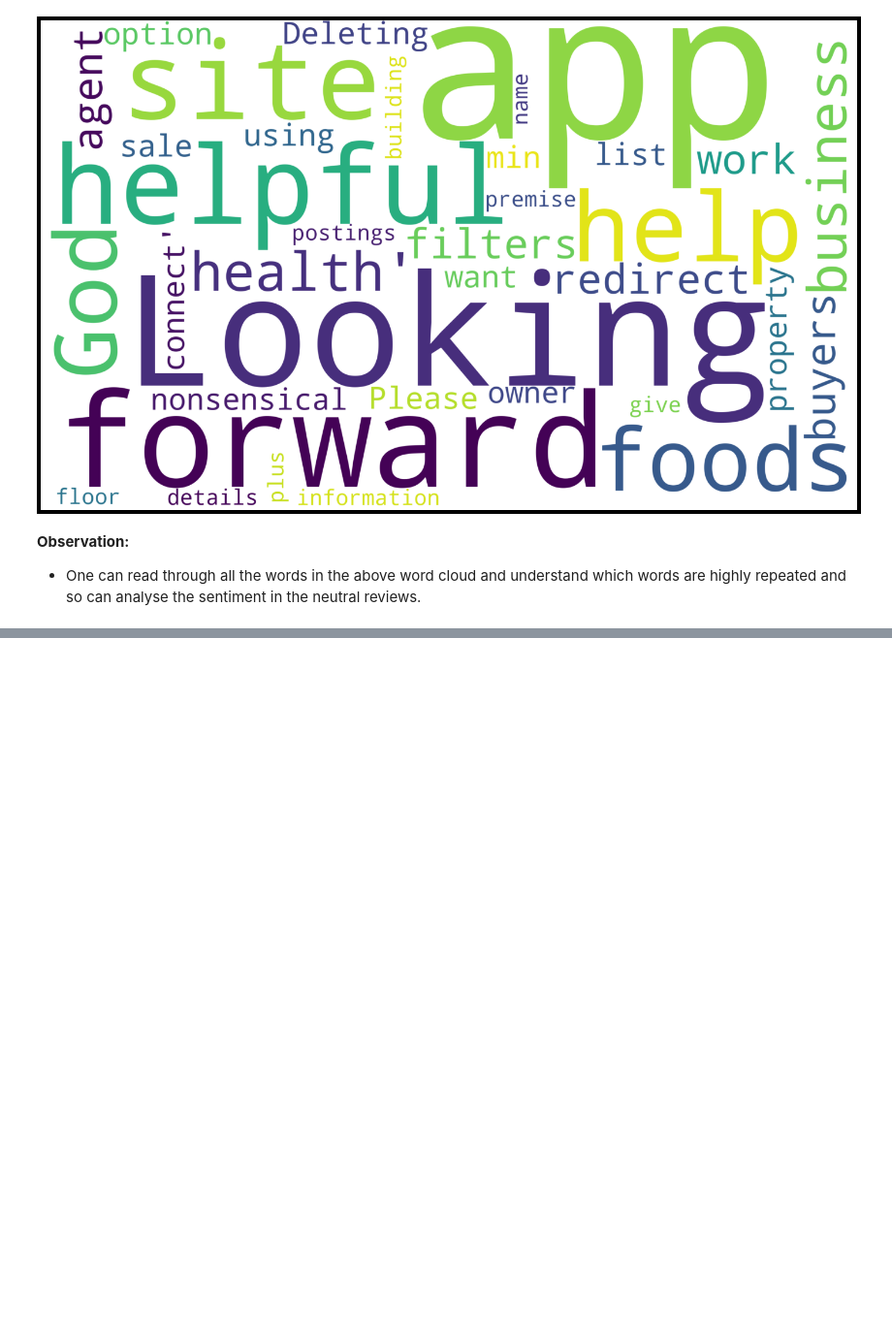
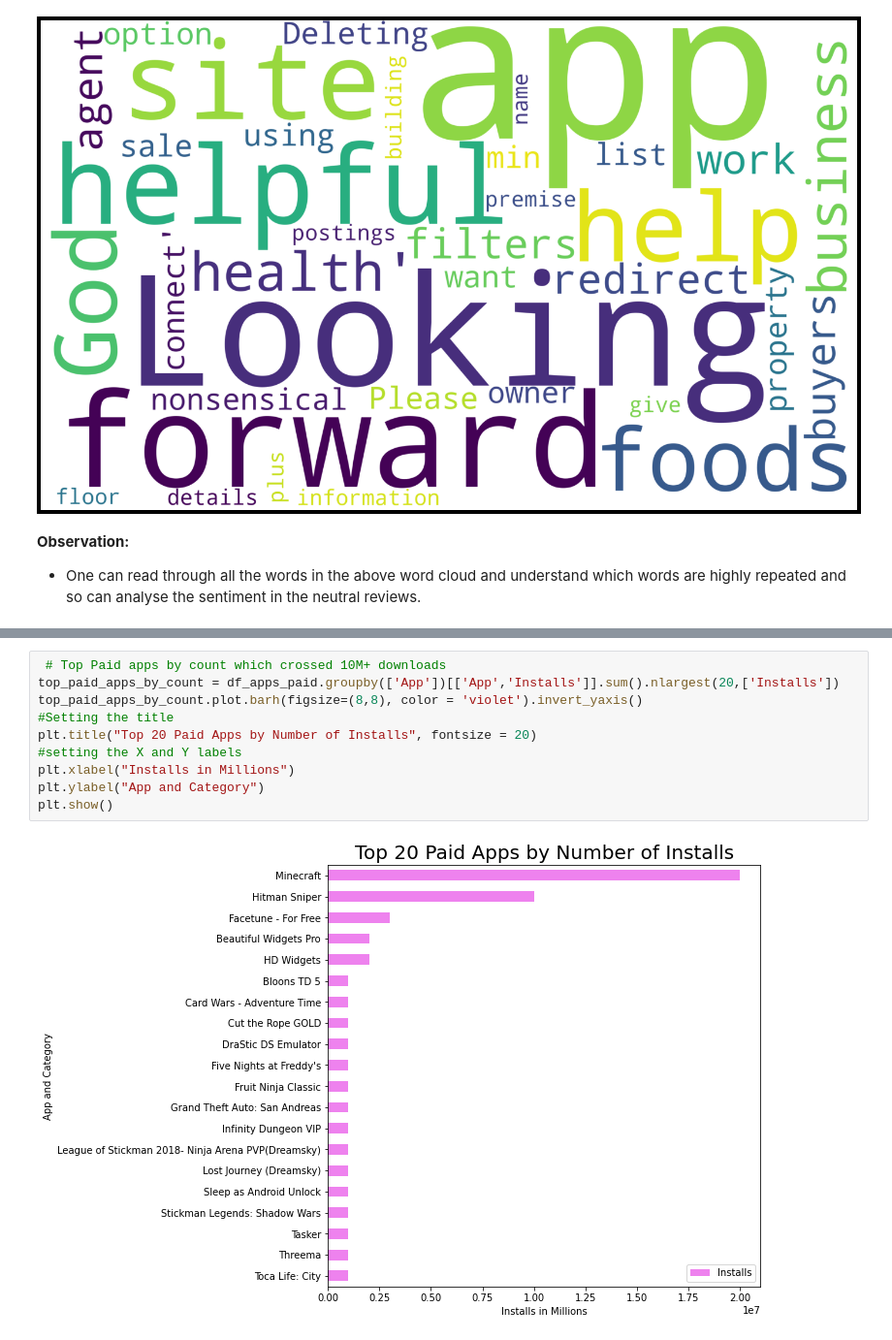
Before and after one commit to ganathetechie/AlmaBetter-Capstone-Project-1, a Jupyter notebook: Play_Store_App_Review_Analysis_Capstone_Project.ipynb, the cells around one changed output, grey strips where cells are left out. Shown at 97% size. Cells and saved outputs as stored; diff of their text form; blank space fills up the shorter version.

```diff
--- a/Play_Store_App_Review_Analysis_Capstone_Project.ipynb
+++ b/Play_Store_App_Review_Analysis_Capstone_Project.ipynb
@@ -1375,0 +1205,12 @@ plt.show()
+# %%
+ # Top Paid apps by count which crossed 10M+ downloads
+top_paid_apps_by_count = df_apps_paid.groupby(['App'])[['App','Installs']].sum().nlargest(20,['Installs'])
+top_paid_apps_by_count.plot.barh(figsize=(8,8), color = 'violet').invert_yaxis()
+#Setting the title
+plt.title("Top 20 Paid Apps by Number of Installs", fontsize = 20)
+#setting the X and Y labels
+plt.xlabel("Installs in Millions")
+plt.ylabel("App and Category")
+plt.show()
+# %% [output]
+[figure, added]
```
Also changed, not shown: parts of 73 cells of this notebook.
